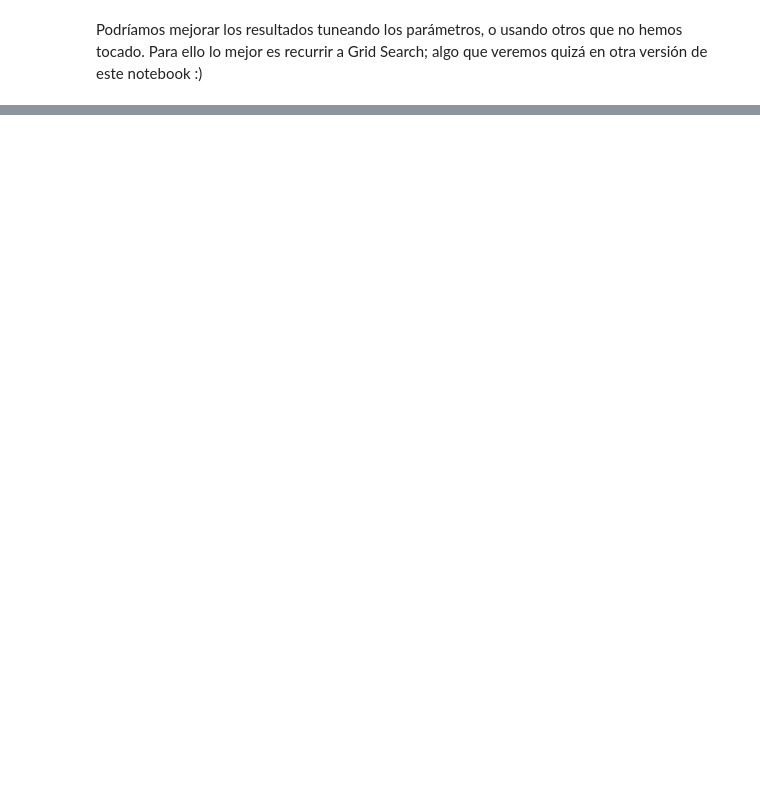
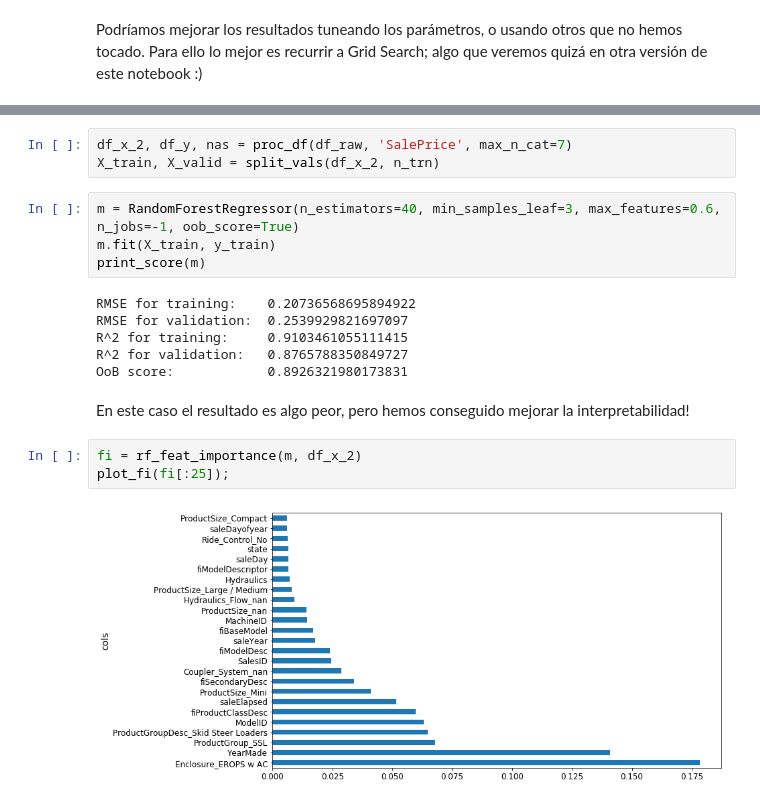
Before and after one commit to pyjaime/kaggle, a Jupyter notebook: bluebook-for-bulldozers/bluebook-for-bulldozers.ipynb, the cells around one changed output, grey strips where cells are left out. Drawn from its saved outputs; the diff is of its cells as text; blank space fills up the shorter version.

```diff
--- a/bluebook-for-bulldozers/bluebook-for-bulldozers.ipynb
+++ b/bluebook-for-bulldozers/bluebook-for-bulldozers.ipynb
@@ -475,0 +551,20 @@ Podríamos mejorar los resultados tuneando los parámetros, o usando otros que n
+# %%
+df_x_2, df_y, nas = proc_df(df_raw, 'SalePrice', max_n_cat=7)
+X_train, X_valid = split_vals(df_x_2, n_trn)
+# %%
+m = RandomForestRegressor(n_estimators=40, min_samples_leaf=3, max_features=0.6, n_jobs=-1, oob_score=True)
+m.fit(X_train, y_train)
+print_score(m)
+# %% [output]
+RMSE for training:    0.20736568695894922
+RMSE for validation:  0.2539929821697097
+R^2 for training:     0.9103461055111415
+R^2 for validation:   0.8765788350849727
+OoB score:            0.8926321980173831
+# %% [markdown]
+En este caso el resultado es algo peor, pero hemos conseguido mejorar la interpretabilidad!
+# %%
+fi = rf_feat_importance(m, df_x_2)
+plot_fi(fi[:25]);
+# %% [output]
+[figure, added]
```
Also changed, not shown: parts of 73 cells of this notebook.
